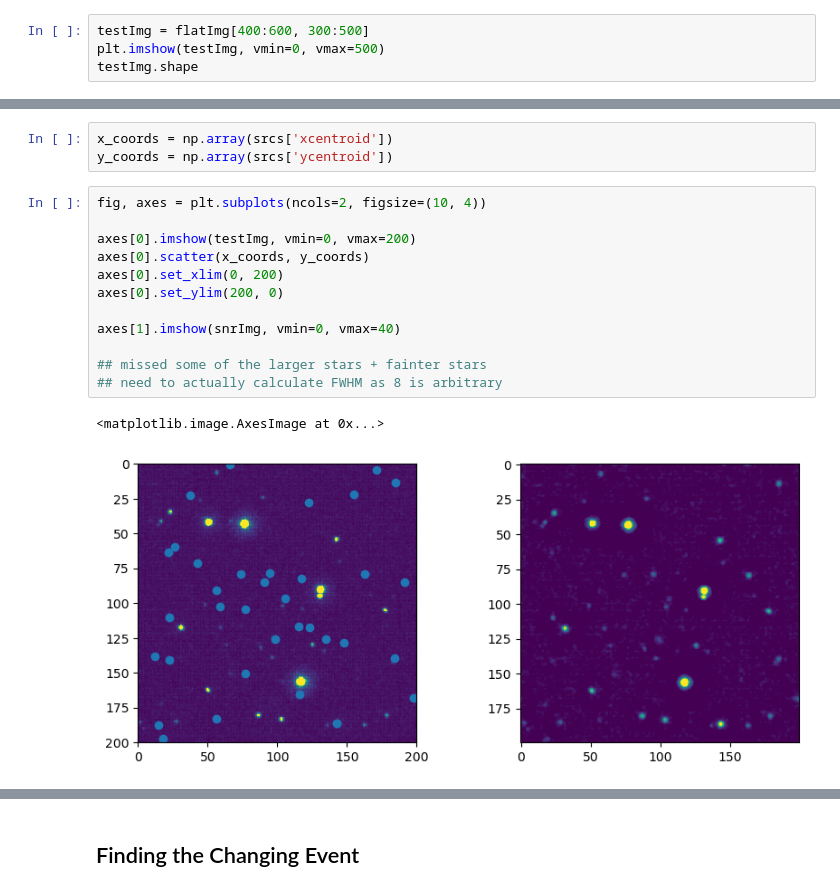
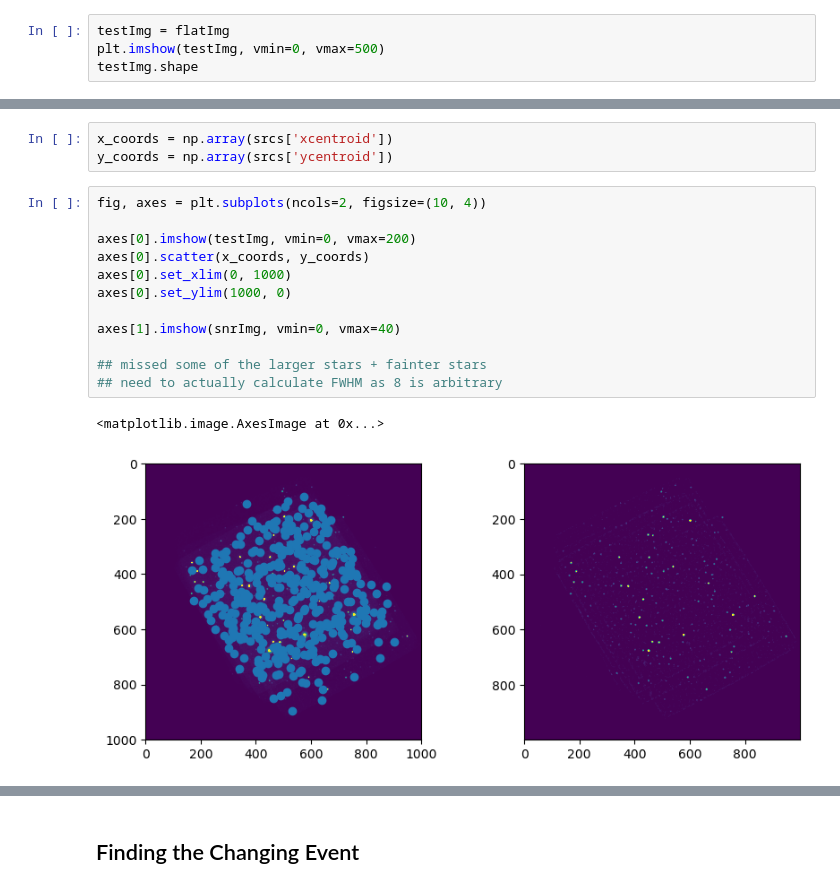
Before and after one commit to saphiooo/counting_stars, a Jupyter notebook: swift_uvot_events.ipynb, the cells around one changed output, grey strips where cells are left out. Drawn from its saved outputs; the diff is of its cells as text.

```diff
--- a/swift_uvot_events.ipynb
+++ b/swift_uvot_events.ipynb
@@ -218,7 +222,7 @@ def calculate_ratio (testImg, x, y):
 
     return signal/total_noise
 # %%
-testImg = flatImg[400:600, 300:500]
+testImg = flatImg
 plt.imshow(testImg, vmin=0, vmax=500)
 testImg.shape
 # %% [output]
@@ -350,15 +353,15 @@ y_coords = np.array(srcs['ycentroid'])
 # %%
 fig, axes = plt.subplots(ncols=2, figsize=(10, 4))
 
 axes[0].imshow(testImg, vmin=0, vmax=200)
 axes[0].scatter(x_coords, y_coords)
-axes[0].set_xlim(0, 200)
-axes[0].set_ylim(200, 0)
+axes[0].set_xlim(0, 1000)
+axes[0].set_ylim(1000, 0)
 
 axes[1].imshow(snrImg, vmin=0, vmax=40)
 
 ## missed some of the larger stars + fainter stars
 ## need to actually calculate FWHM as 8 is arbitrary
 # %% [output]
 <matplotlib.image.AxesImage at 0x...>
-[figure, old version]
+[figure, new version]
```
Also changed, not shown: parts of 35 cells of this notebook, 1 other file.
